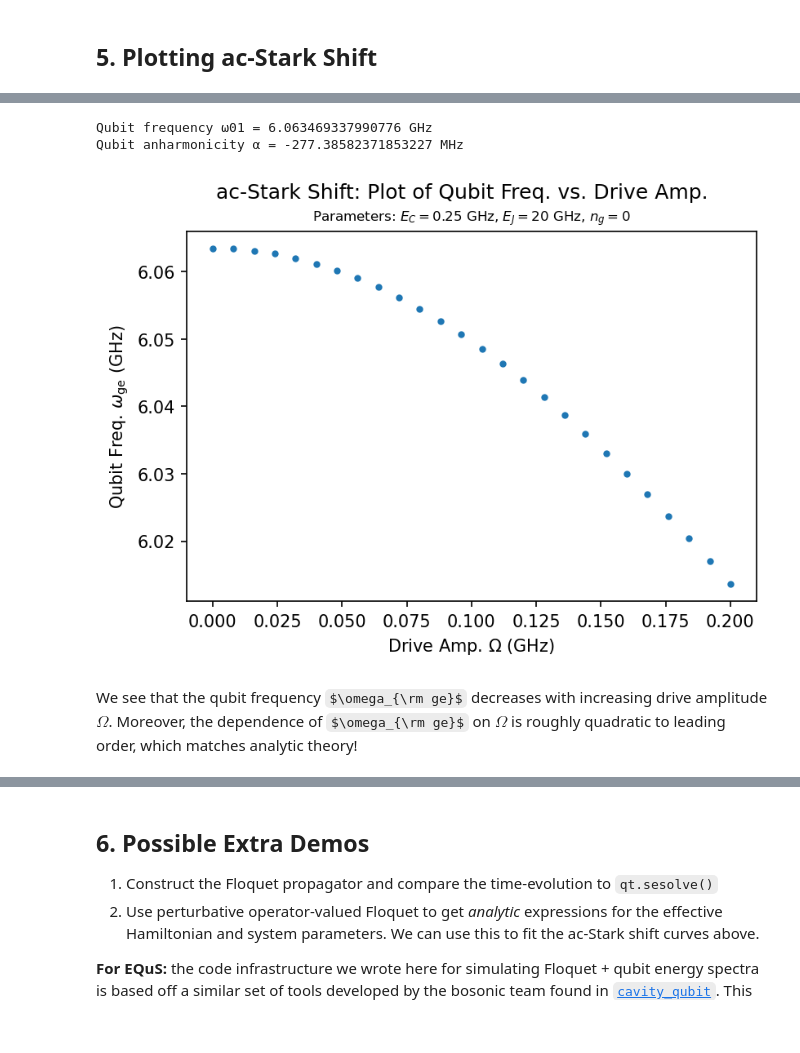
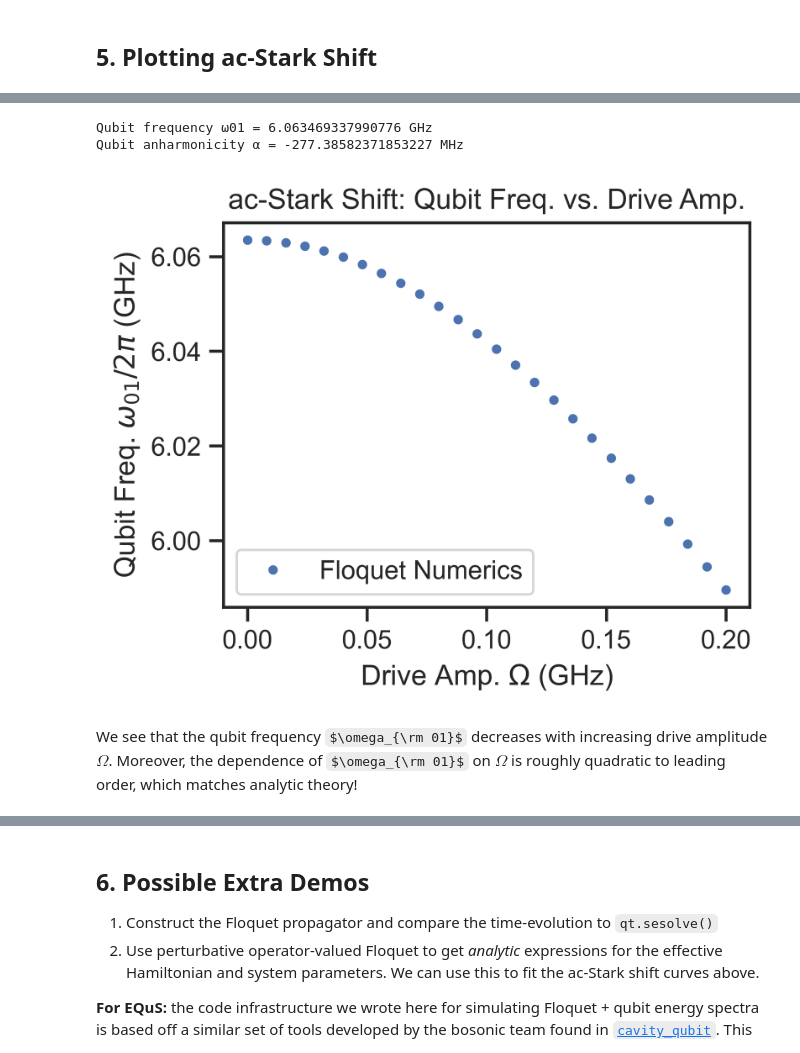
Before and after one commit to shoumikdc/practical-floquet, a Jupyter notebook: demo_notebook_soln.ipynb, the cells around one changed output, grey strips where cells are left out. Saved outputs shown, nothing was run; the diff lists cells and outputs as text; code cells hidden in the pictures; some formulas as TeX source; blank space fills up the shorter version.

```diff
--- a/demo_notebook_soln.ipynb
+++ b/demo_notebook_soln.ipynb
@@ -391,7 +391,7 @@ fq = DrivenQubit({"M_max": M_max}, transmon, drive_coupling)
 # %% [markdown]
 ## 3. Numerical Diagonalization and State Assignment
 # %%
-ω01, _ = transmon.qubit_report()
+ω01, α = transmon.qubit_report()
 fq.bare_energies
 # %% [output]
 Qubit frequency ω01 = 6.063469337990776 GHz
@@ -422,7 +422,7 @@ $$
 **Prob. 3.1:** Implement the above minimization above:
 # %%
 # Drive frequency
-ωd = ω01 + 50 * MHz
+ωd = ω01 + 200 * MHz
 H_eff_0 = fq.H_eff(ωd, 0)
 
 eigvals, eigvecs = H_eff_0.eigenstates()
@@ -465,12 +465,14 @@ plt.plot(overlaps)
 ## 5. Plotting ac-Stark Shift
 # %%
 ### Code for Plotting
-
 drive_amps = np.linspace(0, 0.2, 26)
 drive_freq = ω01 + 200*MHz
 
 idxs = fq.get_state_idxs(drive_freq)
 bare_basis_idxs = [idxs[(alpha, 0)] for alpha, _ in enumerate(fq.bare_energies)]
+
+# Additional array of all quasi-energies
+all_quasi_energies = []
 
 total_energies = []
 total_states = []
@@ -484,9 +486,16 @@ for drive_amp in drive_amps:
 
     total_energies.append(energies)
     total_states.append(states)
+    all_quasi_energies.append(eigvals)
 
 total_energies = np.array(total_energies)
+all_quasi_energies = np.array(all_quasi_energies)
 # %%
 # Extract the qubit frequencies and anharmonicities
 qubit_freqs = total_energies[:, 1] - total_energies[:, 0]
 anharms = total_energies[:, 2] + total_energies[:, 0] - 2*total_energies[:, 1]
+# %%
+import seaborn as sns
+sns.set_theme()
+sns.set_style("ticks")
+# sns.set_context("paper")
@@ -493,15 +517,18 @@ anharms = total_energies[:, 2] + total_energies[:, 0] - 2*total_energies[:, 1]
 # %%
-plt.plot(drive_amps, qubit_freqs, '.')
+plt.figure(figsize=(4, 3), dpi=500)
+plt.plot(drive_amps, qubit_freqs, '.', label="Floquet Numerics")
 plt.xlabel(r"Drive Amp. $\Omega$ (GHz)")
-plt.ylabel(r"Qubit Freq. $\omega_{\rm ge}$ (GHz)")
-plt.title(fr"Parameters: $E_C = {Ec}$ GHz, $E_J = {Ej}$ GHz, $n_g = 0$", fontsize = 8)
-plt.suptitle(r"ac-Stark Shift: Plot of Qubit Freq. vs. Drive Amp.")
+plt.ylabel(r"Qubit Freq. $\omega_{\rm 01}/2\pi$ (GHz)")
+plt.title(r"ac-Stark Shift: Qubit Freq. vs. Drive Amp.")
+
+
+plt.legend(loc="lower left")
 
 _ = fq.qubit.qubit_report()
 # %% [output]
 Qubit frequency ω01 = 6.063469337990776 GHz
 Qubit anharmonicity α = -277.38582371853227 MHz
-[figure, old version]
+[figure, new version]
 # %% [markdown]
-We see that the qubit frequency $\omega_{\rm ge}$ decreases with increasing drive amplitude $\Omega$. Moreover, the dependence of $\omega_{\rm ge}$ on $\Omega$ is roughly quadratic to leading order, which matches analytic theory!
+We see that the qubit frequency $\omega_{\rm 01}$ decreases with increasing drive amplitude $\Omega$. Moreover, the dependence of $\omega_{\rm 01}$ on $\Omega$ is roughly quadratic to leading order, which matches analytic theory!
 # %%
```
Also changed, not shown: parts of 5 cells of this notebook, 2 other files.
